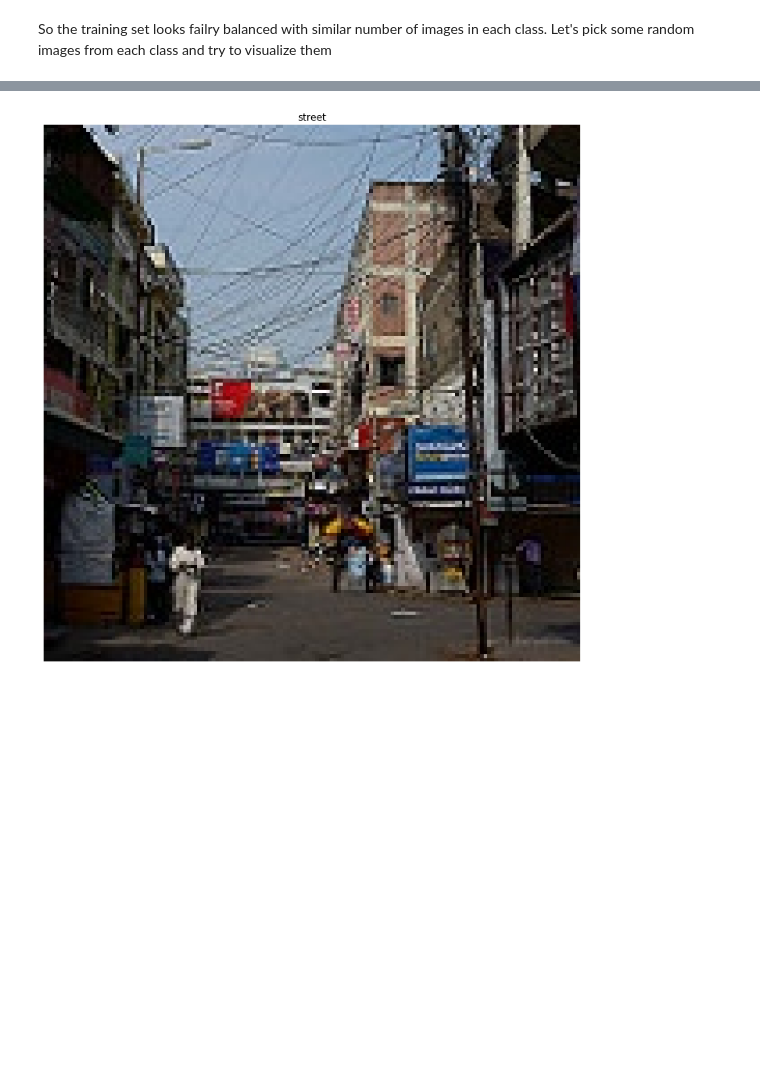
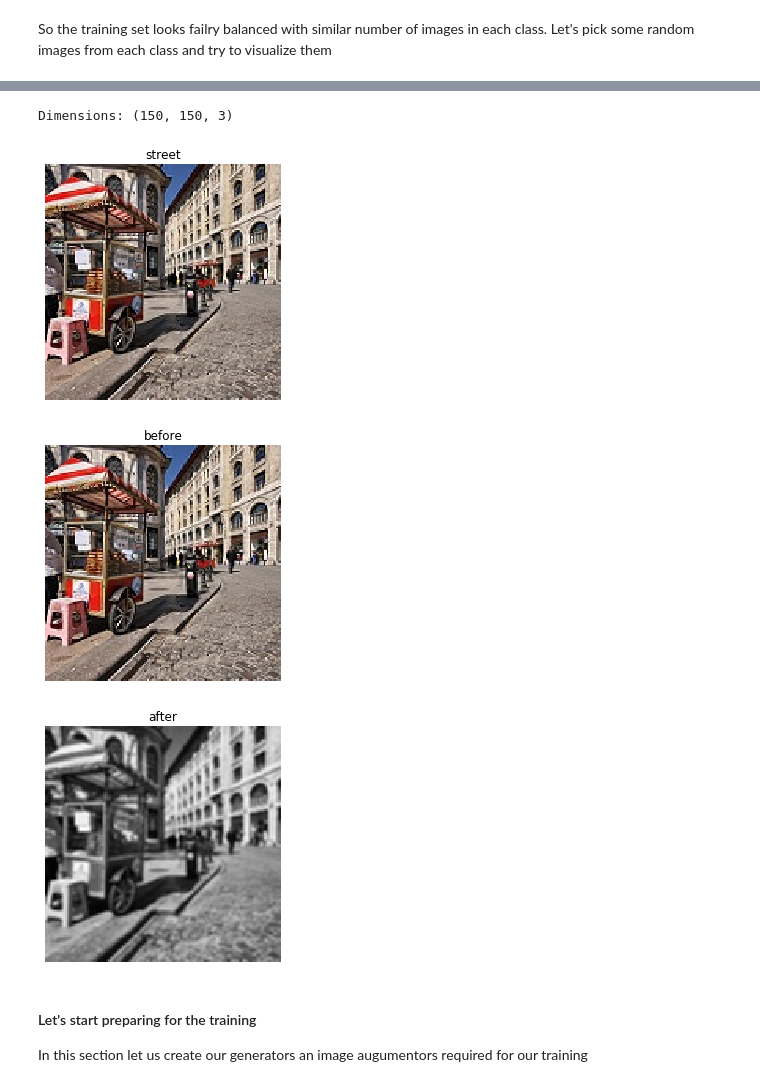
Before and after one commit to KarthikKothareddy/intel_image_classification, a Jupyter notebook: intel_image_classification.ipynb, the cells around one changed output, grey strips where cells are left out. Cells and saved outputs as stored; diff of their text form; code cells hidden in the pictures; blank space fills up the shorter version.

```diff
--- a/intel_image_classification.ipynb
+++ b/intel_image_classification.ipynb
@@ -79,8 +85,41 @@ display(classes, columns)
 # %%
 # let us read a random image from a class and examine it for preprocessing
-
 key = random.choice(list(classes.items()))[0]
 image = random.sample(list(classes[key]), 1)
-display({key:image}, 1)
-# %% [output]
-[figure, removed]
+# %%
+# let's display the image dimension and the image itself
+display({key:image}, 1, figsize=(4, 4))
+print("Dimensions: " + str(image[0].shape))
+# %% [output]
+Dimensions: (150, 150, 3)
+[figure, added]
+# %%
+def preprocess(image):
+    # copy for later usage?
+    img = image
+    img = cv2.cvtColor(img, cv2.COLOR_RGB2HSV)
+    # split
+    h,s,v = cv2.split(img)
+    # histogram equalization on value
+    v_ = cv2.equalizeHist(v)
+    # merge back
+    img = cv2.merge([h,s,v_])
+    # to rgb
+    img = cv2.cvtColor(img, cv2.COLOR_HSV2RGB)
+    # apply gaussian blur
+    img = cv2.GaussianBlur(img, (3, 3), 1)
+    # to grayscale
+    img = cv2.cvtColor(img, cv2.COLOR_RGB2GRAY)
+    # done
+    return img
+
+img = image[0]
+# before after image display
+display({"before": [img], "after": [preprocess(img)]}, 1, figsize=(4,4))
+# %% [output]
+[figure, added]
+[figure, added]
+# %% [markdown]
+#### Let's start preparing for the training
+
+In this section let us create our generators an image augumentors required for our training
```
Also changed, not shown: parts of 13 cells of this notebook.
